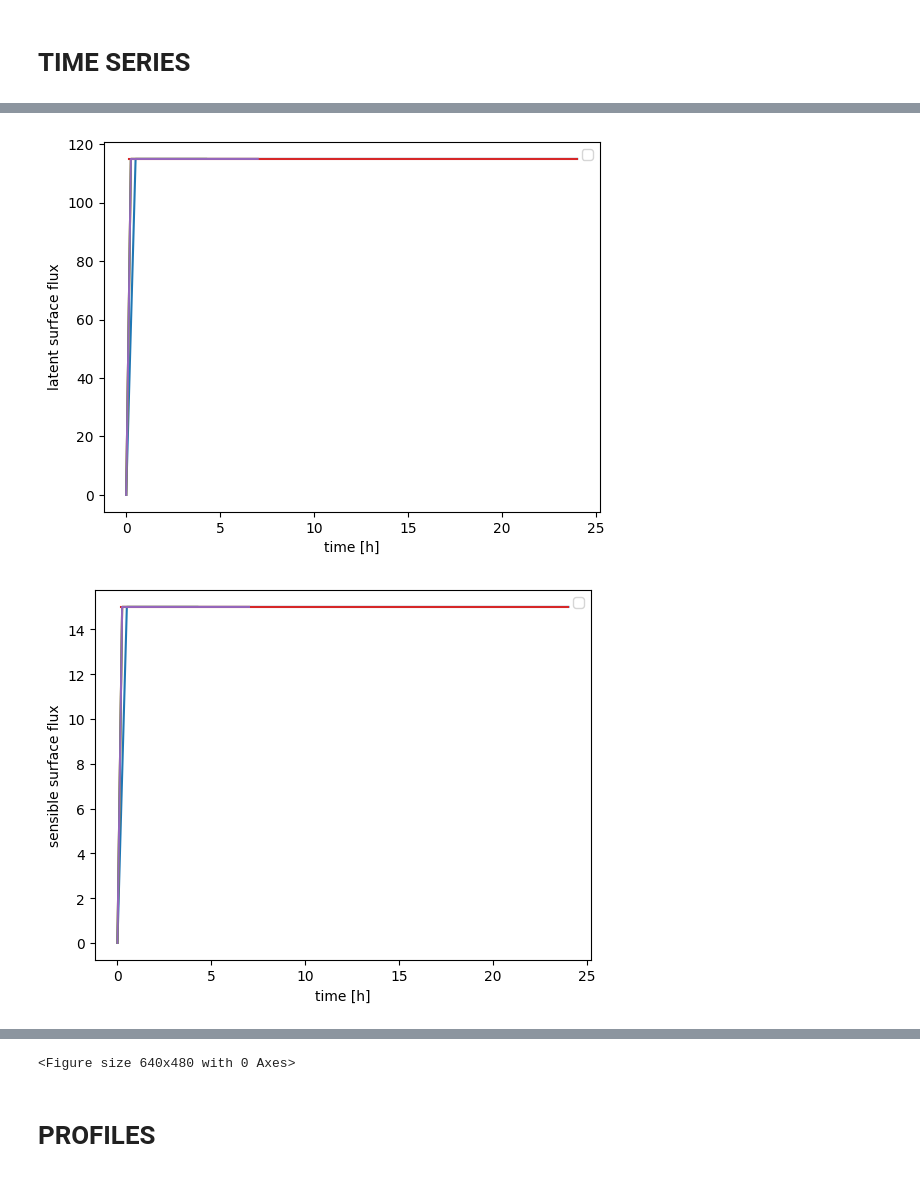
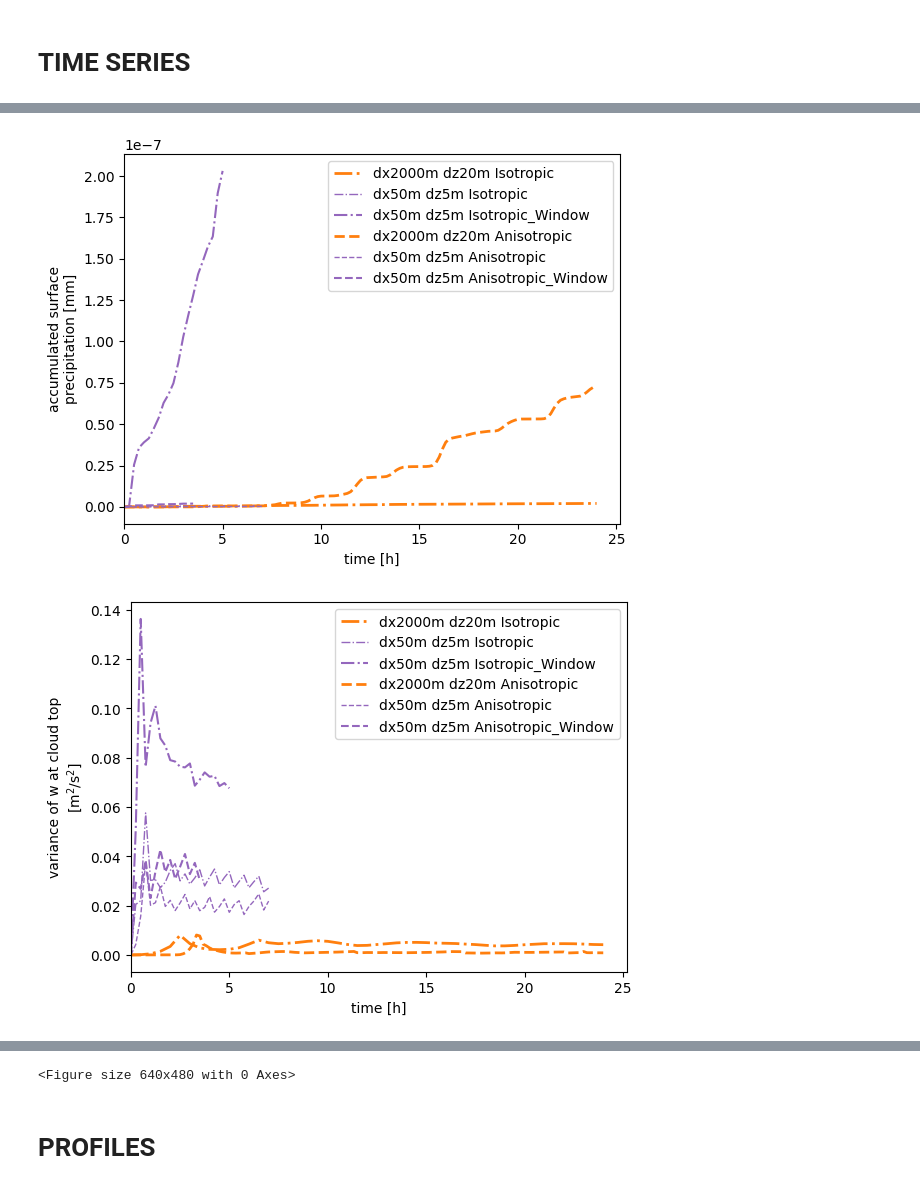
Before and after one commit to igfuw/xrUWLCM, a Jupyter notebook: examples/Sc_lowres_SGS.ipynb, the cells around one changed output, grey strips where cells are left out. Cells and saved outputs as stored; diff of their text form; code cells hidden in the pictures.

```diff
--- a/examples/Sc_lowres_SGS.ipynb
+++ b/examples/Sc_lowres_SGS.ipynb
@@ -57,6 +57,7 @@ datadir['dz5m']['dx50m'] = {}
 datadir['dz5m']['dx50m']['Isotropic'] = pgsdir + "dycomsRF01_SMG_SgsDelta5_dt5e-1_dx50m_dz5m_X25km_longlong_out_blk_1m/"
 datadir['dz5m']['dx50m']['Anisotropic'] = pgsdir + "dycomsRF01_AnisoSmgAlong_dt5e-1_dx50m_dz5m_X25km_longlong_out_blk_1m/"
 datadir['dz5m']['dx50m']['Isotropic_Window'] = pgsdir + "singu_gh200_dycomsRF01_SMG_SgsDelta5_dt0.5_dx50m_dz5m_X25km_Window_longlong_out_blk_1m/"
+datadir['dz5m']['dx50m']['Anisotropic_Window'] = pgsdir + "singu_gh200_dycomsRF01_AnisoSmgAlong_dt0.5_dx50m_dz5m_X25km_Window_longlong_out_blk_1m/"
 
 datadir['dz2.5m'] = {}
 datadir['dz2.5m']['dx25m'] = {}
@@ -152,0 +133,21 @@ Wall time: 2min 9s
+# %%
+%%time
+for (dx, dz, sgs), *r in data_to_plot.items():
+    simname = dx + ' ' + dz + ' ' + sgs
+    #data[simname] = xrU.load_outdir(dir)
+    data[simname], data_DSD[simname] = xrU.load_outdir(datadir[dz][dx][sgs])
+    data[simname] = xrU.calc_all(data[simname])
+    #data[simname] = xrU.calc_precip_flux(data[simname])
+    data[simname] = xrU.convert_units(data[simname])
+    data[simname] = xrU.calc_cloud_base(data[simname], xrU.is_cloudy(data[simname], "rico")) # using rico conditions, because dycoms one cant be used with 1-mom data
+    data[simname] = xrU.calc_cloud_top(data[simname], xrU.is_cloudy(data[simname], "rico"))
+    #data[simname] = xrU.calc_zi(data[simname], xrU.zi(data[simname], "dycoms"))
+    data[simname] = xrU.calc_zi(data[simname], xrU.zi(data[simname], "dycoms"))
+    #data_DSD[simname] = xrU.calc_all(data_DSD[simname]).pipe(xrU.convert_units)
+
+    #force computation of some of the heavier variables - takes time
+    data[simname].lwp.load()
+    data[simname].rwp.load()
+    #data[simname].zi.load()
+    #data[simname].cb_z.load()
+    data[simname].ct_z.load()
@@ -268,17 +256,18 @@ plt.savefig(figoutdir+"/topdown/"+str(dx_to_plot)+"_"+str(dz_to_plot)+"_coarsene
 %%time
 
 plot_parameters = {
+    #'zi': dict(reduce='2D_mean'), # NOTE: it may be different if we first calculate an average profile and later calc zi
     'lwp': dict(reduce='2D_mean'),
     'rwp': dict(reduce='2D_mean'),
-    #'zi': dict(reduce='2D_mean'), # NOTE: it may be different if we first calculate an average profile and later calc zi
     #'cb_z': dict(reduce='2D_mean'), # 2D_min
-    #'ct_z': dict(reduce='2D_mean'), # 2D_max
+    'ct_z': dict(reduce='2D_mean'), # 2D_max
     #'prflux_s': dict(reduce='2D_mean'),
     #'prflux_cb': dict(reduce='2D_mean'),
     'acc_precip_s': dict(reduce='none'),
     #'acc_precip_cb': dict(reduce='2D_sum'),
-    'latent surface flux': dict(reduce='2D_mean'),
-    'sensible surface flux': dict(reduce='2D_mean'),
+    #'latent surface flux': dict(reduce='2D_mean'),
+    #'sensible surface flux': dict(reduce='2D_mean'),
+    'w_var_ct': dict(reduce='2D_mean'),
 }
 
 for varname, params in plot_parameters.items():
@@ -306,6 +295,11 @@ for varname, params in plot_parameters.items():
             _data=_data.cumsum()
             _data.attrs["long_name"]="accumulated cloud base precipitation"
             _data.attrs["units"]="mm"
+        elif(varname == 'w_var_ct'):
+            ct_mean = data[simname].ct_z.mean(["x","y"])
+            _data=pow(data[simname]['w'].sel(z=ct_mean, method='nearest'),2)
+            _data.attrs["long_name"] = "variance of w at cloud top"
+            _data.attrs["units"] = "m$^2$/s$^2$"
         else:
             _data=data[simname][varname]
 
@@ -326,7 +320,9 @@ for varname, params in plot_parameters.items():
         #res.to_dataset(name=varname).to_netcdf(ncoutdir+"/series/res"+str(resolution_to_plot)+"_"+str(aerosol_to_plot)+"_series.nc", group=simname, mode='a', engine='h5netcdf')
         res = res.where(res.t <= te)
         #print(data[simname].lwp)
-        res.plot()#xlim=(None, None), label=simname, **p)
+        res.plot(xlim=(0, None), label=simname, **p)
+        #res.plot(xlim=(0, 2), label=simname, **p)
+        #res.plot(xlim=(0, 2))
 
 
 
@@ -344,2 +340,2 @@ for varname, params in plot_parameters.items():
-[figure, old version]
+[figure, new version]
-[figure, old version]
+[figure, new version]
```
Also changed, not shown: parts of 8 cells of this notebook.
